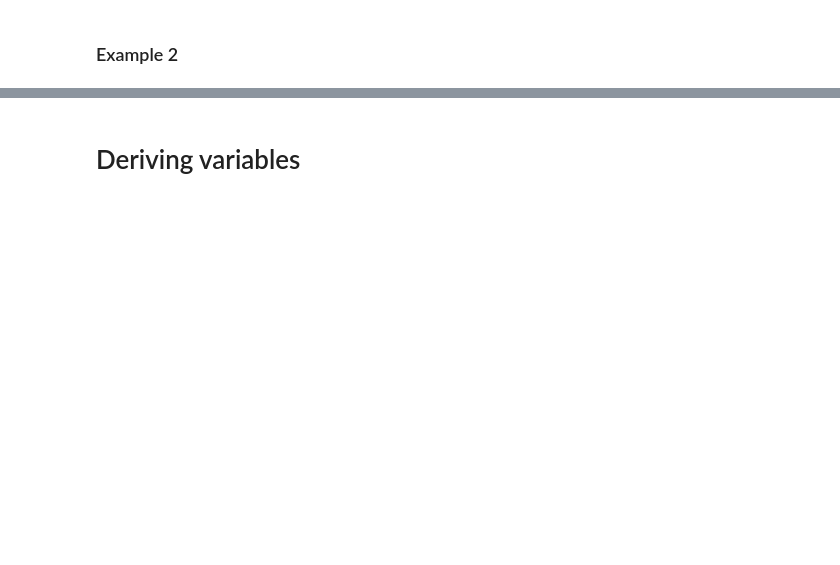
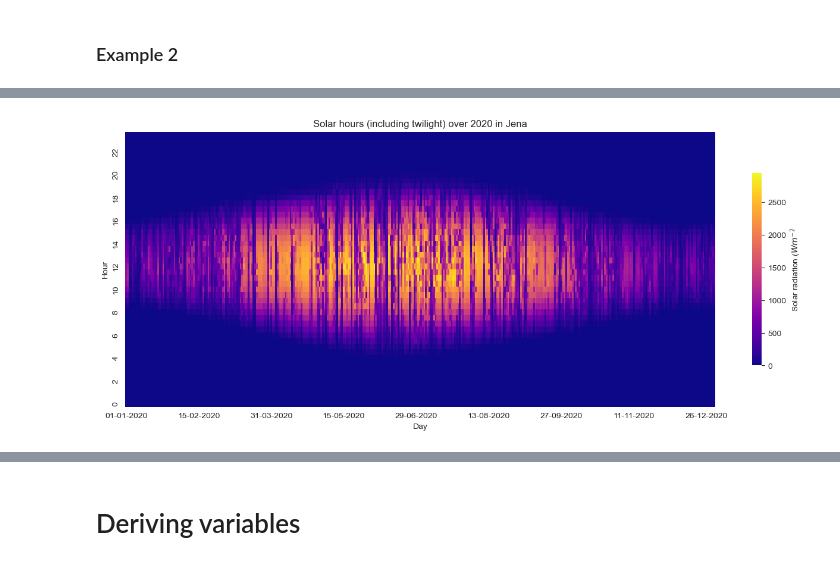
Before and after one commit to achrafkr/Data-Visualization, a Jupyter notebook: Notebooks/Weather_analysis.ipynb, the cells around one changed output, grey strips where cells are left out. Cells and saved outputs as stored; diff of their text form; code cells hidden in the pictures; blank space fills up the shorter version.

```diff
--- a/Notebooks/Weather_analysis.ipynb
+++ b/Notebooks/Weather_analysis.ipynb
@@ -326,15 +328,0 @@ columns = ['date', 'p', 'T', 'Tpot', 'Tdew', 'rh', 'VPmax', 'VPact', 'VPdef', 's
-# %%
-%%time
-fig, ax = plt.subplots(1, 2, figsize=(16, 5), gridspec_kw={'width_ratios': [0.85, 1]})
-fig.subplots_adjust(wspace=0.05)
-# heatmap
-sns.heatmap(data[data.acc_rain.values > 20][columns].corr(), vmin=-1, vmax=1, cmap="coolwarm", cbar=None, ax=ax[0])
-sns.heatmap(data[columns].corr(), vmin=-1, vmax=1, cmap='coolwarm', cbar_kws=dict(shrink=.8), ax=ax[1])
-
-for (i, ax_), title in zip(enumerate(ax.ravel()), ['Rainy days with over 20mm of precipitation', 'All data']):
-    ax_.set_title("{}".format(title), fontsize=13)
-    ax_.set_xlabel("Variable")
-    ax_.set_yticks([]) if i>0 else None
-
-plt.suptitle("Correlation matrix", fontsize=14)
-plt.show()
@@ -345,15 +333,34 @@ Wall time: 486 ms
+# %%
+# Extracting data into temporal dataframes
+month = 1
+df_tmp = data#.query(f"month=={month}").copy()
+df_tmp['hour'] = df_tmp.date.dt.hour.values
+df_tmp['half'] = df_tmp.date.dt.minute.apply(lambda x: (x<30)*1 + (x>=30)*2)
+n_days = df_tmp.day_nb.max()#len(df_tmp.day.unique())
+df_tmp = df_tmp.groupby(['day_nb', 'hour', 'half'])[['SWDR']].sum()
+
+radiation = np.zeros((24*2, n_days))
+for i in range(1, n_days + 1):
+    try:
+        radiation[:, i-1] = df_tmp.loc[i, :, :].SWDR.values
+    except:
+        radiation[:, i-1] = np.append(df_tmp.loc[i, :, :].SWDR.values, np.ones(2) * (0))
+radiation = pd.DataFrame(radiation, columns=range(1, n_days + 1), index=range(24*2))
 # %%
 %%time
-fig, ax = plt.subplots(1, figsize=(16, 6))
+fig, ax = plt.subplots(figsize=(16, 6))
 fig.subplots_adjust(wspace=0.05)
 # Daylight heatmap
-sns.heatmap(data[["date", "month", "SWDR"]].query("month==1"), cmap='plasma', cbar_kws=dict(shrink=.7, label="Solar radiation ($Wm^{-2}$"), ax=ax[1])
+sns.heatmap(radiation, cmap='plasma', cbar_kws=dict(shrink=.7, label="Solar radiation ($Wm^{-2}$"), ax=ax)
 
-ax.set_title("Sunrise & Sunset with Twilight in January 2020 in Jena".format(title), fontsize=12)
-ax.set_xticks(ticks=np.arange(0, 30, 7)+0.5, labels=range(1, 31, 7), rotation=0)
-ax.set_yticks(ticks=np.arange(0, 23, 4)+0.5, labels=range(0, 23, 4))
+ax.set_title("Solar hours (including twilight) over 2020 in Jena", fontsize=12)
+ax.set_xticks(ticks=np.arange(0, n_days, 45)+0.5,
+              labels=[data.query(f"day_nb=={i}").date.iloc[0].strftime('%d-%m-%Y') for i in range(1, n_days + 1, 45)], rotation=0)
+ax.set_yticks(ticks=np.arange(0, 24*2, 4)+0.5, labels=range(0, 24, 2))
 ax.invert_yaxis()
 ax.set_ylabel("Hour")
 ax.set_xlabel("Day")
 
 plt.show()
+# %% [output]
+[figure, added]
```
Also changed, not shown: parts of 35 cells of this notebook.
